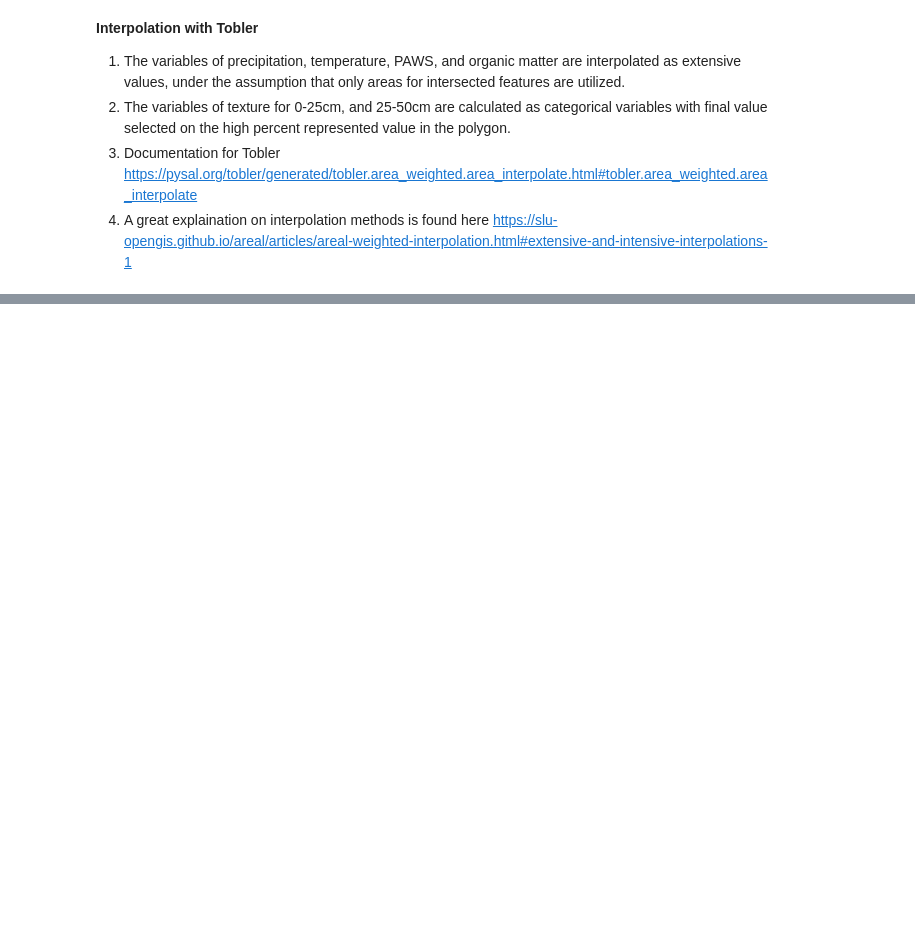
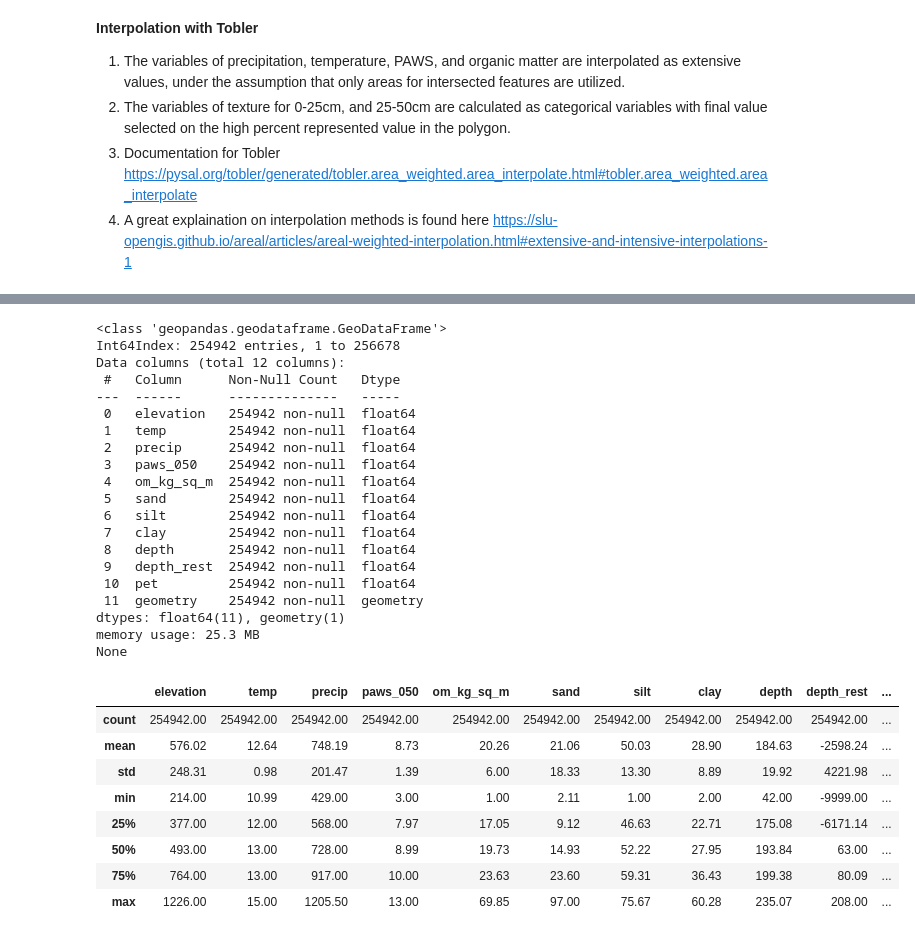
Before and after one commit to sarahannbowser/KS_agro_climatic_zones, a Jupyter notebook: data/data_processing/clm_soil_data.ipynb, the cells around one changed output, grey strips where cells are left out. Drawn from its saved outputs; the diff is of its cells as text; code cells hidden in the pictures; blank space fills up the shorter version.

```diff
--- a/data/data_processing/clm_soil_data.ipynb
+++ b/data/data_processing/clm_soil_data.ipynb
@@ -275,0 +270,5 @@ ks_variables.plot()
+# %%
+# We will drop these four roads
+idx = ks_variables[ks_variables['precip'] < 0].index
+ks_variables.drop(idx, inplace=True)
+print(ks_variables.info())
@@ -275,0 +296,5 @@ ks_variables.plot()
+# %%
+# Drop the nan rows for soil, PAWS_050 has the greatest number of NaN values for soil data, with the exception of depth_rest
+idx = ks_variables[ks_variables['paws_050'] < 0].index
+ks_variables.drop(idx, inplace=True)
+print(ks_variables.info())
@@ -275,0 +322,35 @@ ks_variables.plot()
+# %%
+idx = ks_variables[ks_variables['pet'] < 180].index
+ks_variables.drop(idx, inplace=True)
+print(ks_variables.info())
+ks_variables.describe()
+# %% [output]
+<class 'geopandas.geodataframe.GeoDataFrame'>
+Int64Index: 254942 entries, 1 to 256678
+Data columns (total 12 columns):
+ #   Column      Non-Null Count   Dtype
+---  ------      --------------   -----
+ 0   elevation   254942 non-null  float64
+ 1   temp        254942 non-null  float64
+ 2   precip      254942 non-null  float64
+ 3   paws_050    254942 non-null  float64
+ 4   om_kg_sq_m  254942 non-null  float64
+ 5   sand        254942 non-null  float64
+ 6   silt        254942 non-null  float64
+ 7   clay        254942 non-null  float64
+ 8   depth       254942 non-null  float64
+ 9   depth_rest  254942 non-null  float64
+ 10  pet         254942 non-null  float64
+ 11  geometry    254942 non-null  geometry
+dtypes: float64(11), geometry(1)
+memory usage: 25.3 MB
+None
+|  | elevation | temp | precip | paws_050 | om_kg_sq_m | sand | silt | clay | depth | depth_rest | ... |
+| count | 254942.00 | 254942.00 | 254942.00 | 254942.00 | 254942.00 | 254942.00 | 254942.00 | 254942.00 | 254942.00 | 254942.00 | ... |
+| mean | 576.02 | 12.64 | 748.19 | 8.73 | 20.26 | 21.06 | 50.03 | 28.90 | 184.63 | -2598.24 | ... |
+| std | 248.31 | 0.98 | 201.47 | 1.39 | 6.00 | 18.33 | 13.30 | 8.89 | 19.92 | 4221.98 | ... |
+| min | 214.00 | 10.99 | 429.00 | 3.00 | 1.00 | 2.11 | 1.00 | 2.00 | 42.00 | -9999.00 | ... |
+| 25% | 377.00 | 12.00 | 568.00 | 7.97 | 17.05 | 9.12 | 46.63 | 22.71 | 175.08 | -6171.14 | ... |
+| 50% | 493.00 | 13.00 | 728.00 | 8.99 | 19.73 | 14.93 | 52.22 | 27.95 | 193.84 | 63.00 | ... |
+| 75% | 764.00 | 13.00 | 917.00 | 10.00 | 23.63 | 23.60 | 59.31 | 36.43 | 199.38 | 80.09 | ... |
+| max | 1226.00 | 15.00 | 1205.50 | 13.00 | 69.85 | 97.00 | 75.67 | 60.28 | 235.07 | 208.00 | ... |
```
Also changed, not shown: parts of 34 cells of this notebook, 1 other file.
